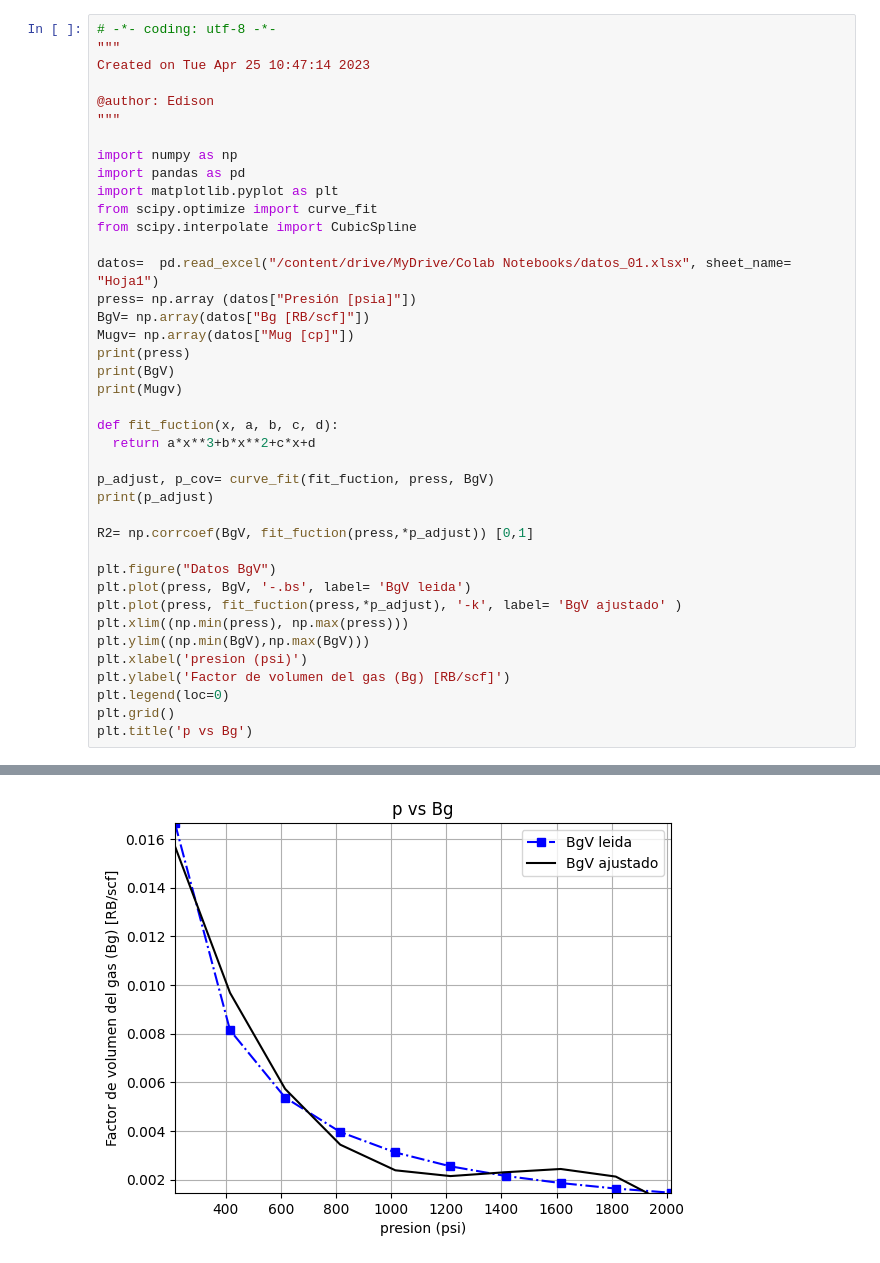
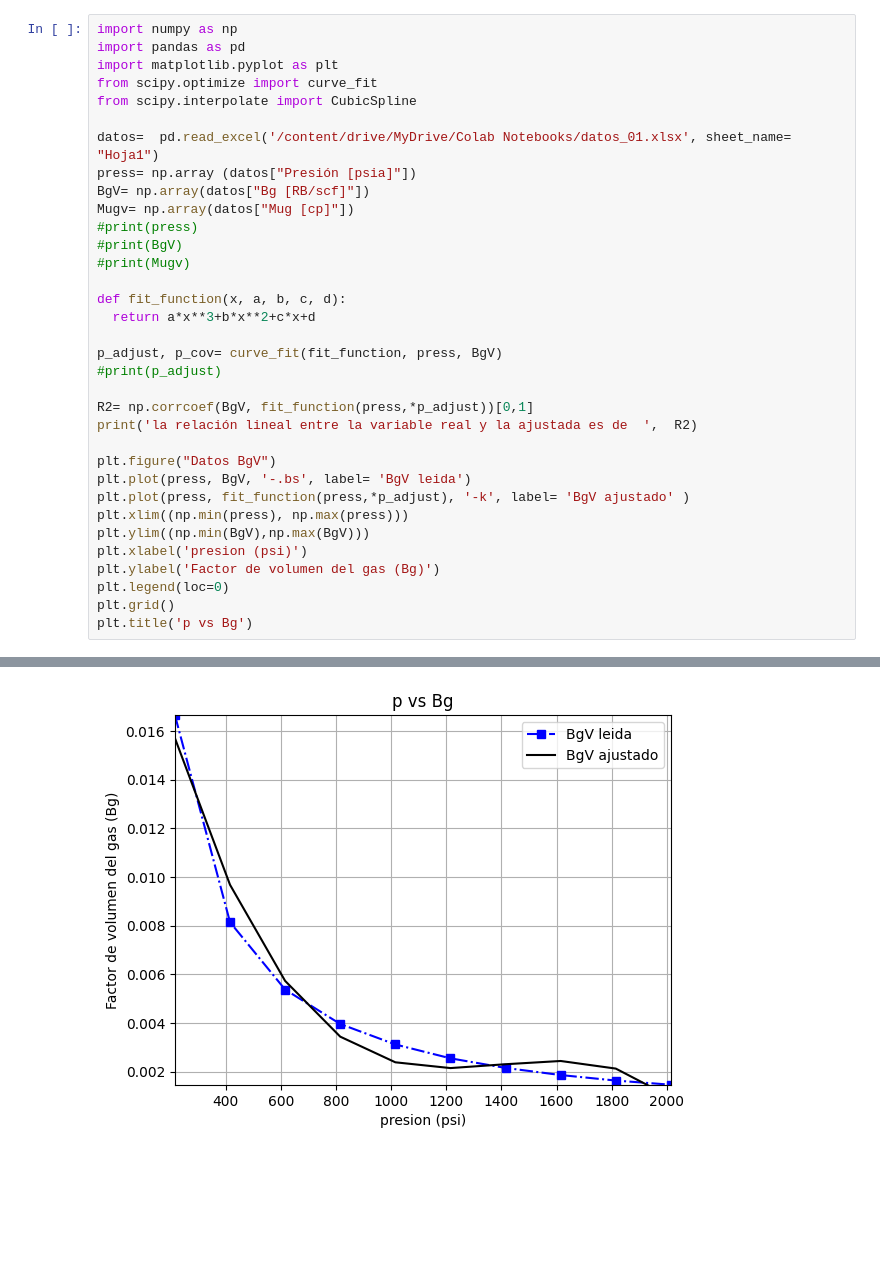
Before and after one commit to edisonc57/Neftepromyslovyye-zhidkosti-s-ispol-zovaniyem-Python, a Jupyter notebook: Объемный_коэффициент_газа.ipynb, the cells around one changed output, grey strips where cells are left out. Saved outputs shown, nothing was run; the diff lists cells and outputs as text; blank space fills up the shorter version.

```diff
--- a/Объемный_коэффициент_газа.ipynb
+++ b/Объемный_коэффициент_газа.ipynb
@@ -1,42 +1,36 @@
 # %% [markdown]
 <a href="https://colab.research.google.com/github/edisonc57/neftepromyslovyye-zhidkosti-s-ispol-zovaniyem-Python/blob/main/%D0%9E%D0%B1%D1%8A%D0%B5%D0%BC%D0%BD%D1%8B%D0%B9_%D0%BA%D0%BE%D1%8D%D1%84%D1%84%D0%B8%D1%86%D0%B8%D0%B5%D0%BD%D1%82_%D0%B3%D0%B0%D0%B7%D0%B0.ipynb" target="_parent"><img src="https://colab.research.google.com/assets/colab-badge.svg" alt="Open In Colab"/></a>
 # %%
-# -*- coding: utf-8 -*-
-"""
-Created on Tue Apr 25 10:47:14 2023
-
-@author: Edison
-"""
-
 import numpy as np
 import pandas as pd
 import matplotlib.pyplot as plt
 from scipy.optimize import curve_fit
 from scipy.interpolate import CubicSpline
 
-datos=  pd.read_excel("/content/drive/MyDrive/Colab Notebooks/datos_01.xlsx", sheet_name= "Hoja1")
+datos=  pd.read_excel('/content/drive/MyDrive/Colab Notebooks/datos_01.xlsx', sheet_name= "Hoja1")
 press= np.array (datos["Presión [psia]"])
 BgV= np.array(datos["Bg [RB/scf]"])
 Mugv= np.array(datos["Mug [cp]"])
-print(press)
-print(BgV)
-print(Mugv)
+#print(press)
+#print(BgV)
+#print(Mugv)
 
-def fit_fuction(x, a, b, c, d):
+def fit_function(x, a, b, c, d):
   return a*x**3+b*x**2+c*x+d
 
-p_adjust, p_cov= curve_fit(fit_fuction, press, BgV)
-print(p_adjust)
+p_adjust, p_cov= curve_fit(fit_function, press, BgV)
+#print(p_adjust)
 
-R2= np.corrcoef(BgV, fit_fuction(press,*p_adjust)) [0,1]
+R2= np.corrcoef(BgV, fit_function(press,*p_adjust))[0,1]
+print('la relación lineal entre la variable real y la ajustada es de  ',  R2)
 
 plt.figure("Datos BgV")
 plt.plot(press, BgV, '-.bs', label= 'BgV leida')
-plt.plot(press, fit_fuction(press,*p_adjust), '-k', label= 'BgV ajustado' )
+plt.plot(press, fit_function(press,*p_adjust), '-k', label= 'BgV ajustado' )
 plt.xlim((np.min(press), np.max(press)))
 plt.ylim((np.min(BgV),np.max(BgV)))
 plt.xlabel('presion (psi)')
-plt.ylabel('Factor de volumen del gas (Bg) [RB/scf]')
+plt.ylabel('Factor de volumen del gas (Bg)')
 plt.legend(loc=0)
 plt.grid()
 plt.title('p vs Bg')
@@ -49,4 +39,4 @@ plt.title('p vs Bg')
 Text(0.5, 1.0, 'p vs Bg')
-[figure, old version]
+[figure, new version]
 # %% [markdown]
 ![slide-31.jpg](embedded-picture-1)
```
Also changed, not shown: parts of 9 cells of this notebook.
